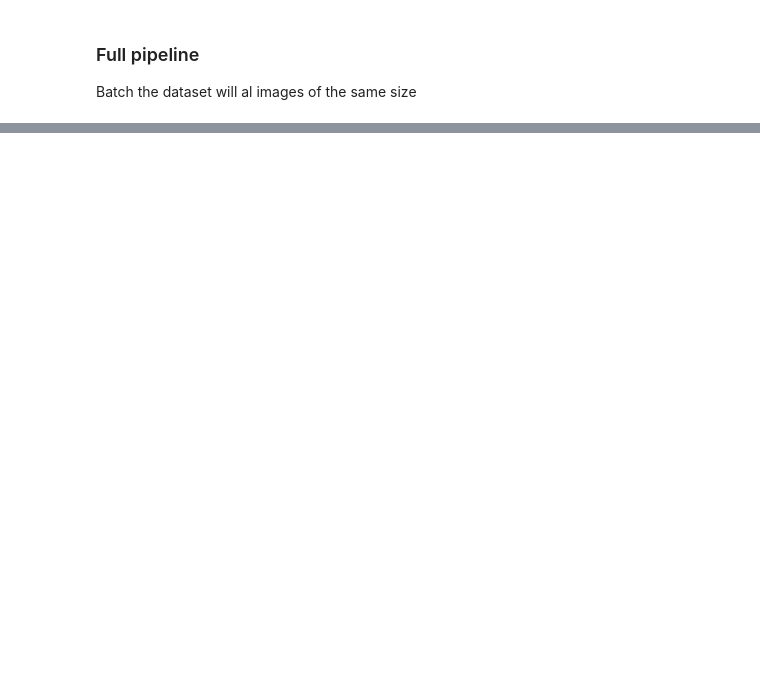
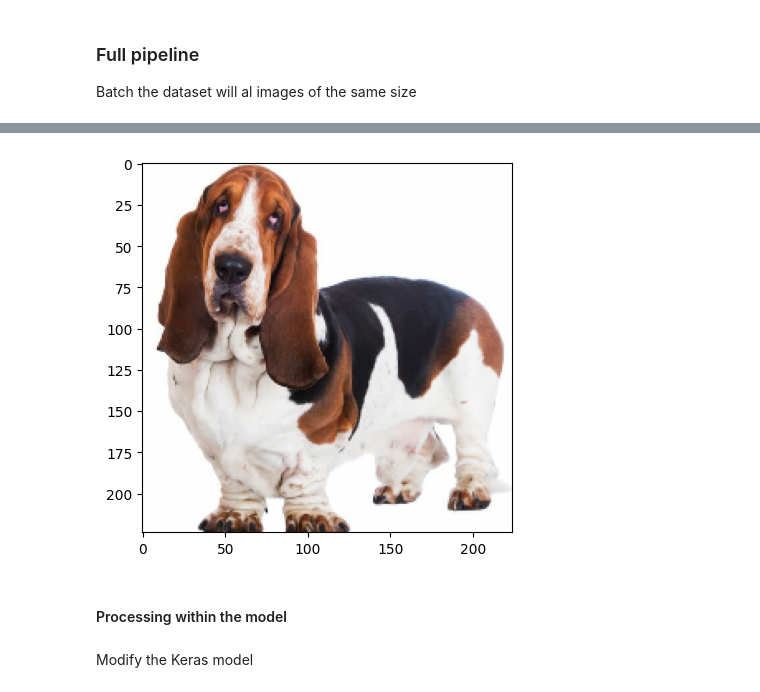
Before and after one commit to alexis-anzaldo/practical-ml-vision, a Jupyter notebook: Creating_datasets/processing.ipynb, the cells around one changed output, grey strips where cells are left out. Drawn from its saved outputs; the diff is of its cells as text; code cells hidden in the pictures; blank space fills up the shorter version.

```diff
--- a/Creating_datasets/processing.ipynb
+++ b/Creating_datasets/processing.ipynb
@@ -270,0 +354,11 @@ Epoch 10/10
+# %%
+# Testing single image
+filename = r"C:\Users\User\Desktop\GithubProjects\practical-ml-vision\Creating_datasets\train\basset\5ca61ebeb37c9443276800.jpg"
+img = create_preproc_image(filename)
+img = tf.image.convert_image_dtype(img, np.uint8)
+plt.imshow(img)
+plt.show()
+# %% [output]
+[figure, added]
+# %% [markdown]
+#### Processing within the model
@@ -270,0 +401,2 @@ Epoch 10/10
+# %% [markdown]
+Modify the Keras model
```
Also changed, not shown: parts of 21 cells of this notebook, 1 other file.
